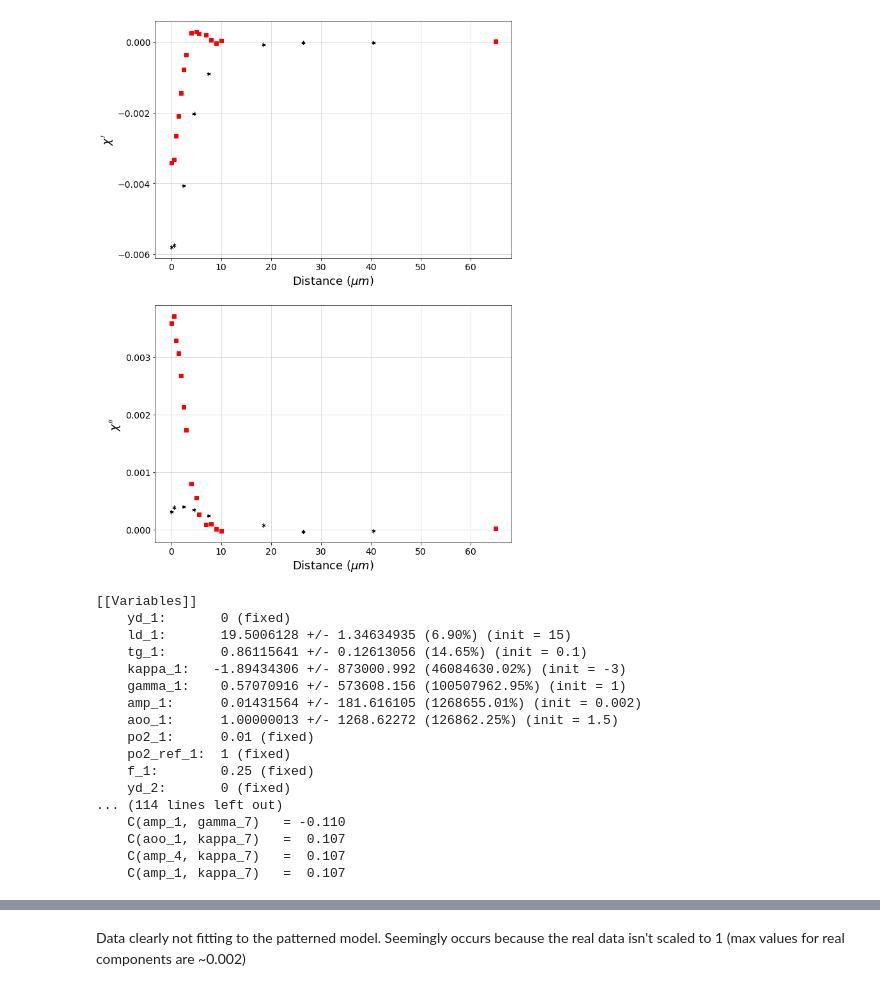
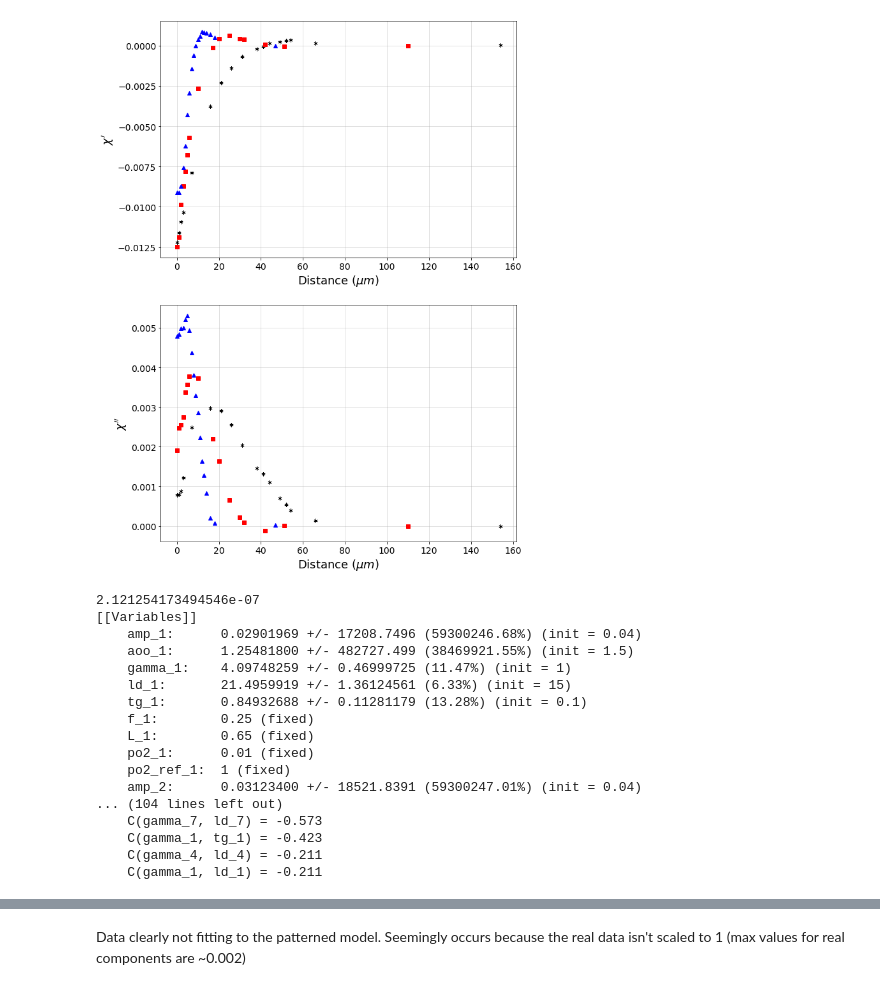
Before and after one commit to BGerwe/Xray-Project, a Jupyter notebook: fr_XAS/July18 Data V Cont Amp Patterned Model.ipynb, the cells around one changed output, grey strips where cells are left out. Cells and saved outputs as stored; diff of their text form; code cells hidden in the pictures.

```diff
--- a/fr_XAS/July18 Data V Cont Amp Patterned Model.ipynb
+++ b/fr_XAS/July18 Data V Cont Amp Patterned Model.ipynb
@@ -56,22 +53,20 @@ def chi_pattern(x, yd, ld, tg, kappa, gamma, amp, aoo, po2, po2_ref, f):
 
     return chi
 # %%
-f1 = hdf5_io.get_all_datasets('July18_frXAS_v2', start_indices = [[5, 2, 3], [5, 6, 0], [1, 3]])
+f1 = hdf5_io.get_all_datasets('July18_frXAS_v2', start_indices = [[4, 2, 2], [4, 6, 0], [1, 2]])
 hdf5_io.close_frxas_file('July18_frXAS_v2')
 # %%
-x, data, frequencies = hdf5_io.unpack_data(f1, kind='data_adj')
+x, data, frequencies, gases = hdf5_io.unpack_data(f1, kind='data_adj')
-# %%
-x[5] = x[5]+2.5
 # %%
 fig, axes = plt.subplots(nrows=2, figsize=(10,15))
 
-# visualization.plot_chi(axes, x[:3], data[:3])
+visualization.plot_chi(axes, x[:3], data[:3])
 # axes = visualization.plot_chi(axes, x[3:6], data[3:6])
-axes = visualization.plot_chi(axes, x[6:], data[6:])
+# axes = visualization.plot_chi(axes, x[6:], data[6:])
 # axes[1].set_xlim((420, 460))
 plt.show()
 # %% [output]
-[figure, old version]
+[figure, new version]
 # %%
 fit_params = Parameters()
 
@@ -122,21 +105,22 @@ mini =lmfit.Minimizer(models.objective_fun, fit_params, fcn_args=(x, data, chi_p
 # %%
-out = mini.minimize(method='leastsq')
+out = mini.minimize(method='least_squares')
+print(out.redchi)
 report_fit(out.params)
 # %% [output]
+2.121254173494546e-07
 [[Variables]]
-    yd_1:       0 (fixed)
-    ld_1:       19.5006128 +/- 1.34634935 (6.90%) (init = 15)
-    tg_1:       0.86115641 +/- 0.12613056 (14.65%) (init = 0.1)
-    kappa_1:   -1.89434306 +/- 873000.992 (46084630.02%) (init = -3)
-    gamma_1:    0.57070916 +/- 573608.156 (100507962.95%) (init = 1)
-    amp_1:      0.01431564 +/- 181.616105 (1268655.01%) (init = 0.002)
-    aoo_1:      1.00000013 +/- 1268.62272 (126862.25%) (init = 1.5)
+    amp_1:      0.02901969 +/- 17208.7496 (59300246.68%) (init = 0.04)
+    aoo_1:      1.25481800 +/- 482727.499 (38469921.55%) (init = 1.5)
+    gamma_1:    4.09748259 +/- 0.46999725 (11.47%) (init = 1)
+    ld_1:       21.4959919 +/- 1.36124561 (6.33%) (init = 15)
+    tg_1:       0.84932688 +/- 0.11281179 (13.28%) (init = 0.1)
+    f_1:        0.25 (fixed)
+    L_1:        0.65 (fixed)
     po2_1:      0.01 (fixed)
     po2_ref_1:  1 (fixed)
-    f_1:        0.25 (fixed)
-    yd_2:       0 (fixed)
-... (114 lines left out)
-    C(amp_1, gamma_7)   = -0.110
-    C(aoo_1, kappa_7)   =  0.107
-    C(amp_4, kappa_7)   =  0.107
-    C(amp_1, kappa_7)   =  0.107
+    amp_2:      0.03123400 +/- 18521.8391 (59300247.01%) (init = 0.04)
+... (104 lines left out)
+    C(gamma_7, ld_7) = -0.573
+    C(gamma_1, tg_1) = -0.423
+    C(gamma_4, ld_4) = -0.211
+    C(gamma_1, ld_1) = -0.211
```
Also changed, not shown: parts of 9 cells of this notebook, 4 other files.
